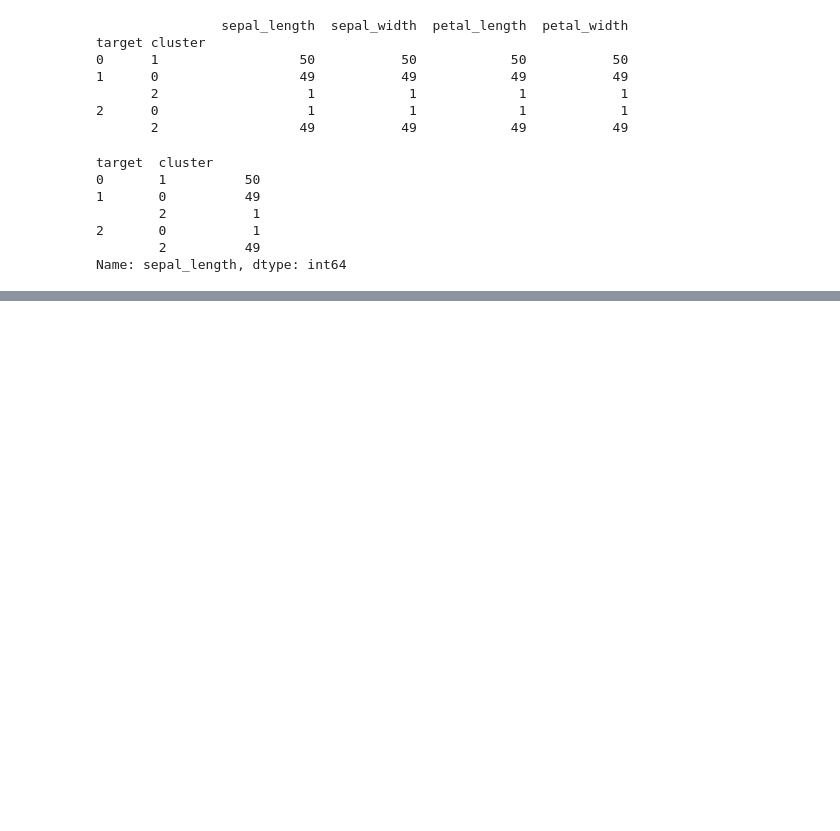
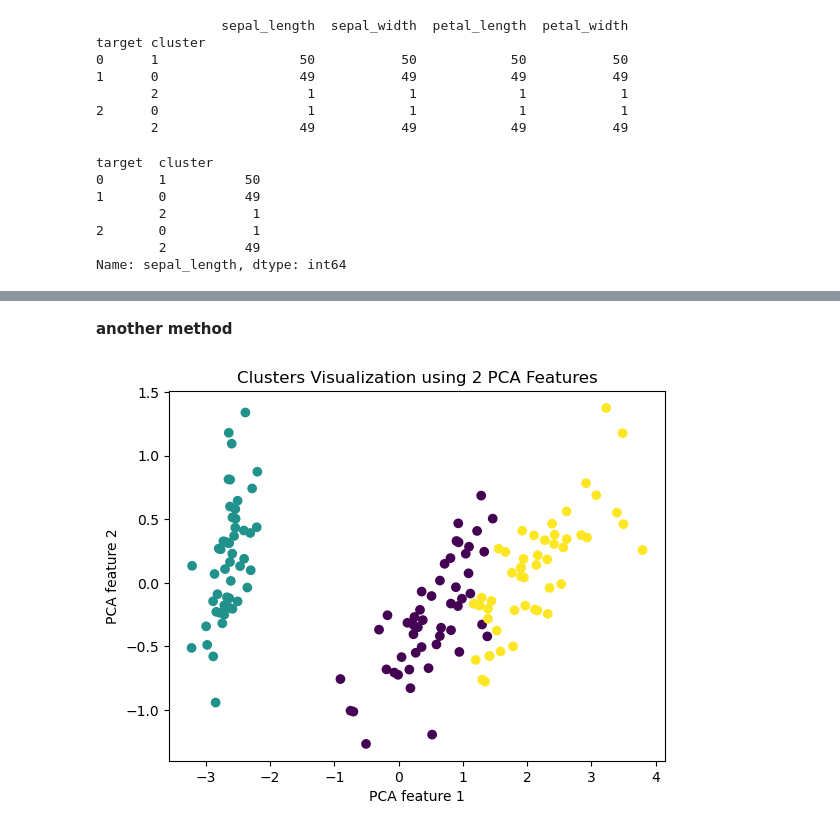
Before and after one commit to Tershire/Python_ML, a Jupyter notebook: S07/L069_K_means.ipynb, the cells around one changed output, grey strips where cells are left out. Cells and saved outputs as stored; diff of their text form; code cells hidden in the pictures; blank space fills up the shorter version.

```diff
--- a/S07/L069_K_means.ipynb
+++ b/S07/L069_K_means.ipynb
@@ -123,0 +158,13 @@ Name: sepal_length, dtype: int64
+# %% [markdown]
+**another method**
+# %%
+plt.scatter(x=iris_df.loc[:, "pca_feature_1"],
+            y=iris_df.loc[:, "pca_feature_2"],
+            c=iris_df["cluster"])
+
+plt.xlabel("PCA feature 1")
+plt.ylabel("PCA feature 2")
+plt.title("Clusters Visualization using 2 PCA Features")
+plt.show()
+# %% [output]
+[figure, added]
```
Also changed, not shown: parts of 4 cells of this notebook, 1 other file.
